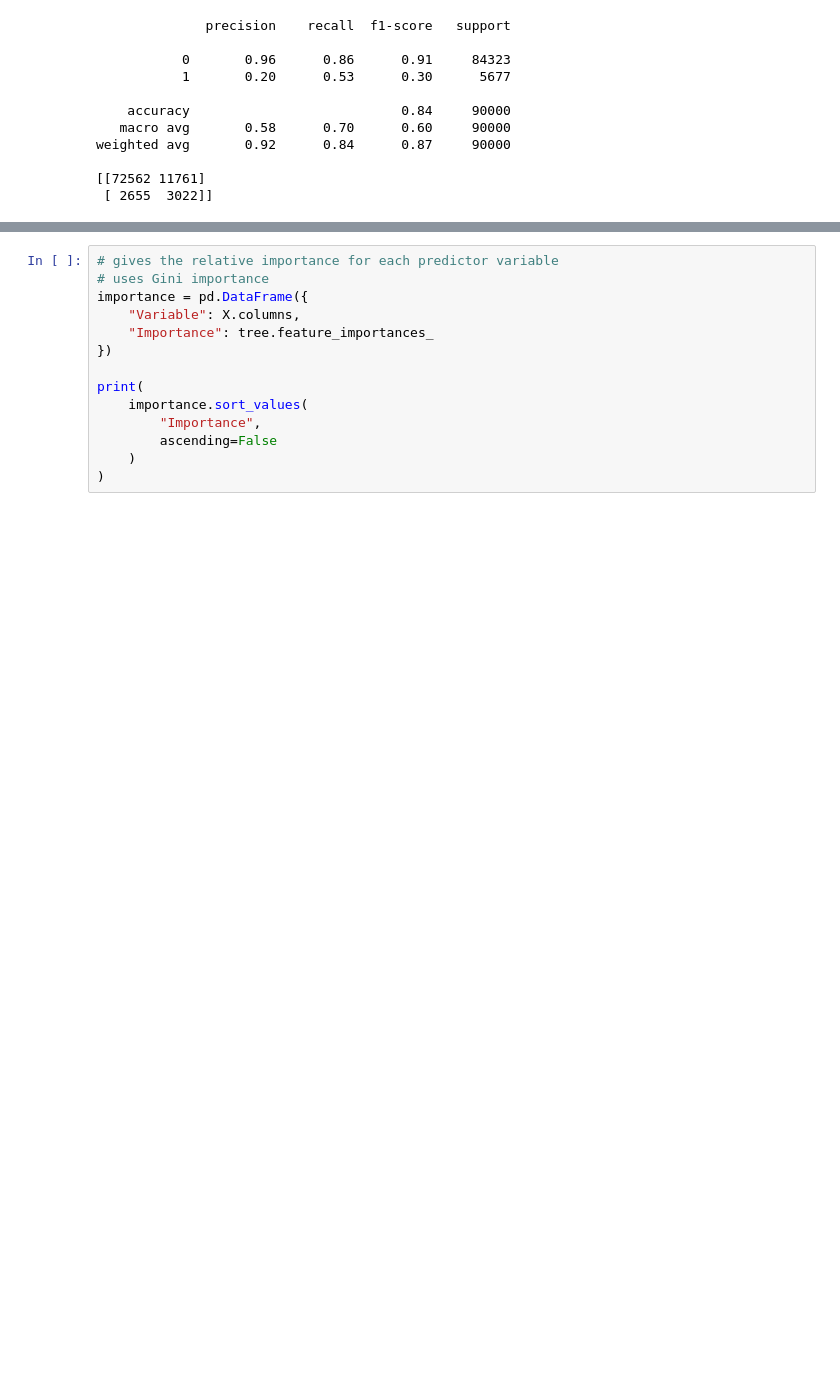
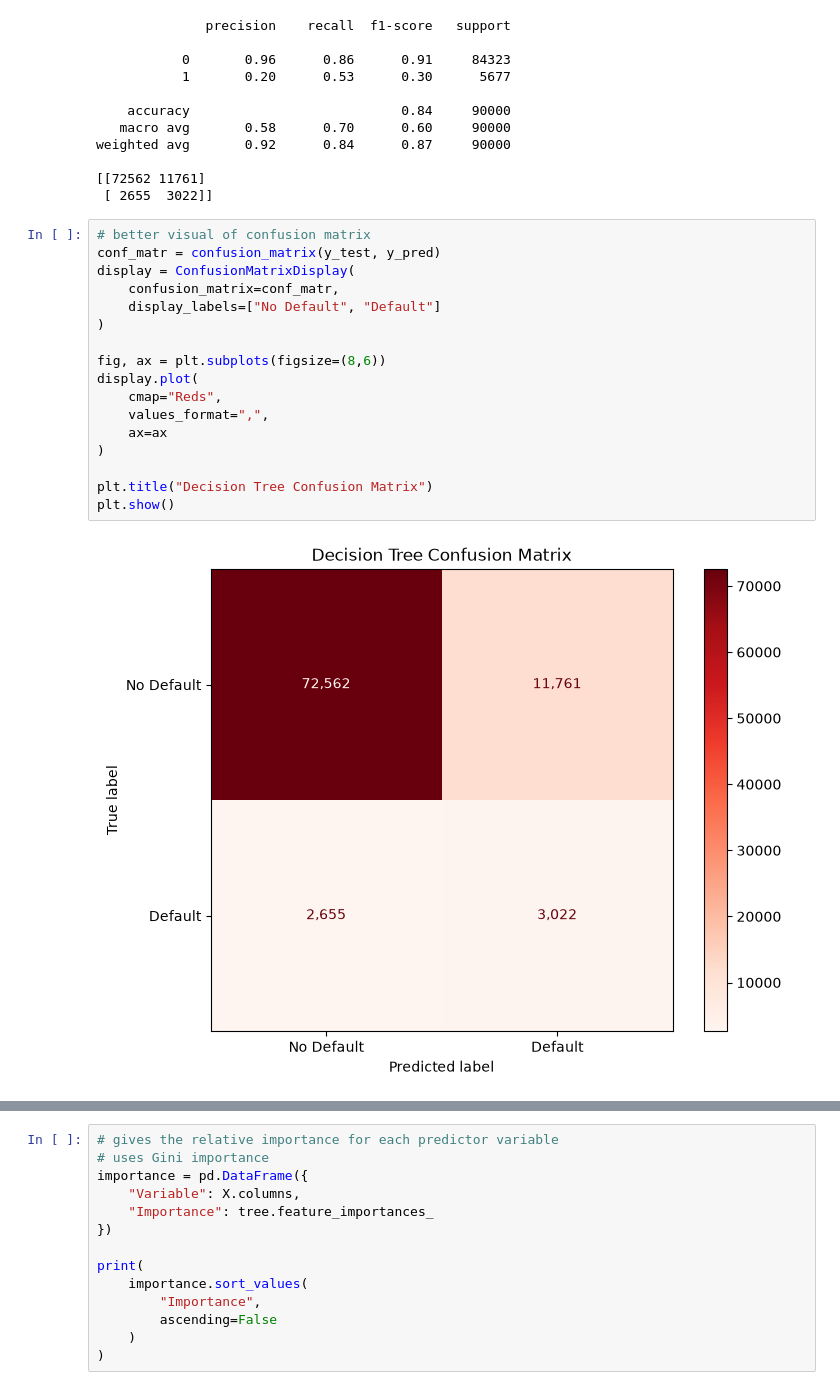
Before and after one commit to KateAnglim/CaseComp2026, a Jupyter notebook: day_1.ipynb, the cells around one changed output, grey strips where cells are left out. Cells and saved outputs as stored; diff of their text form; blank space fills up the shorter version.

Commit message:
improved f1 score a bit, added more visuals

```diff
--- a/day_1.ipynb
+++ b/day_1.ipynb
@@ -135,3 +134,22 @@ weighted avg       0.92      0.84      0.87     90000
 
 [[72562 11761]
  [ 2655  3022]]
+# %%
+# better visual of confusion matrix
+conf_matr = confusion_matrix(y_test, y_pred)
+display = ConfusionMatrixDisplay(
+    confusion_matrix=conf_matr,
+    display_labels=["No Default", "Default"]
+)
+
+fig, ax = plt.subplots(figsize=(8,6))
+display.plot(
+    cmap="Reds",
+    values_format=",",
+    ax=ax
+)
+
+plt.title("Decision Tree Confusion Matrix")
+plt.show()
+# %% [output]
+[figure, added]
```
Also changed, not shown: parts of 12 cells of this notebook, 1 other file.
